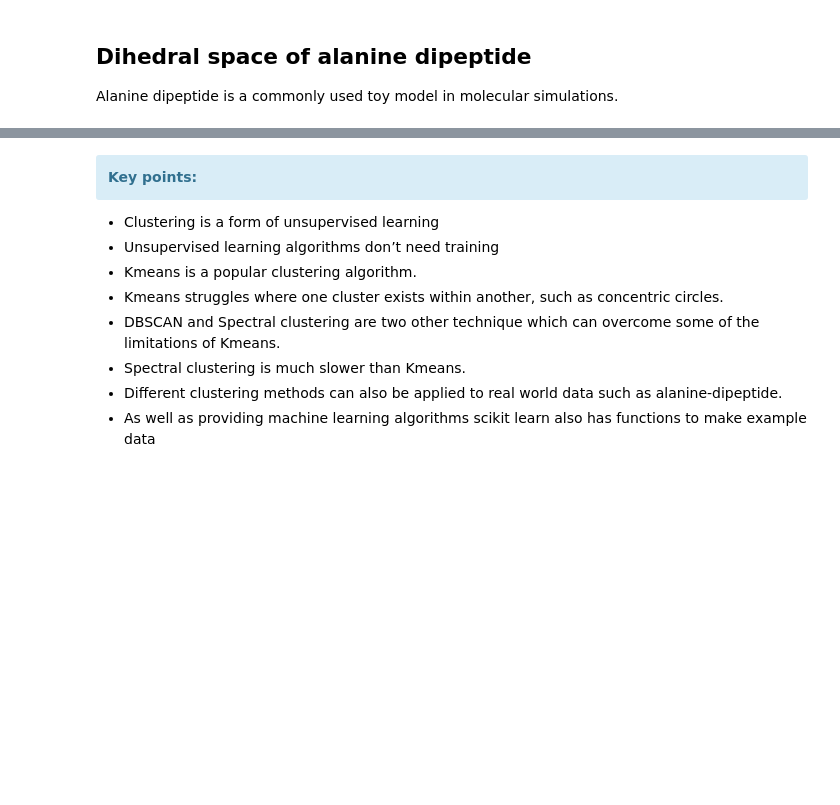
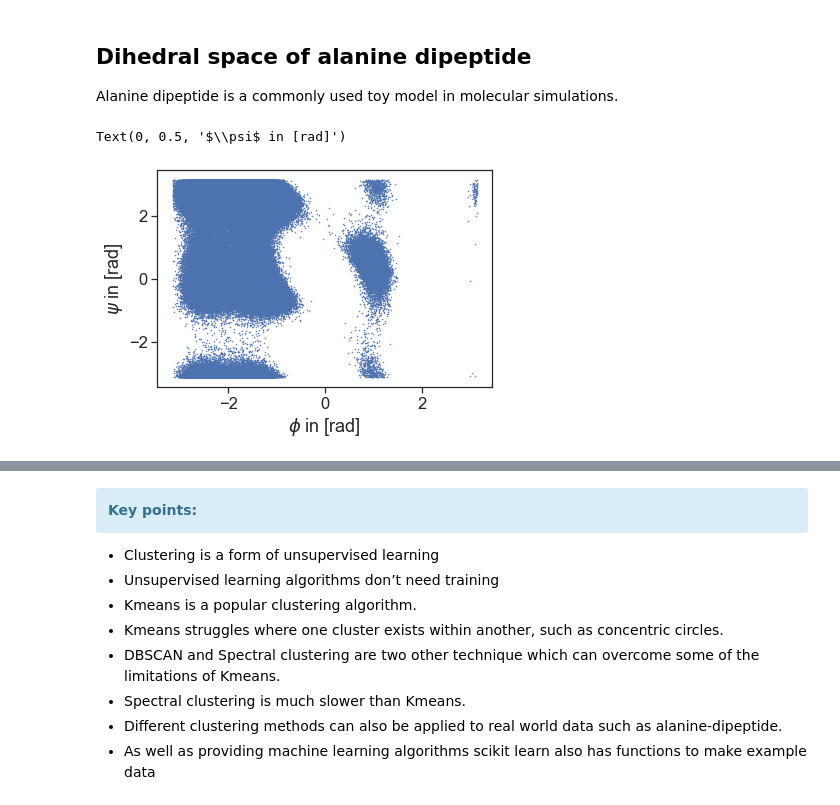
Before and after one commit to MDAnalysis/WorkshopMDMLEdinburgh2022, a Jupyter notebook: ML/ML_clustering_01.ipynb, the cells around one changed output, grey strips where cells are left out. Drawn from its saved outputs; the diff is of its cells as text; code cells hidden in the pictures; blank space fills up the shorter version.

Commit message:
[ci skip] playing around with dihedral data

```diff
--- a/ML/ML_clustering_01.ipynb
+++ b/ML/ML_clustering_01.ipynb
@@ -285,3 +285,23 @@ Combine the code from the k-means clustering we have shown above for the two cir
 # %% [markdown]
 ## Dihedral space of alanine dipeptide
 Alanine dipeptide is a commonly used toy model in molecular simulations.
+# %%
+data = np.load('data/alanine-dipeptide-3x250ns-backbone-dihedrals.npz',mmap_mode='r')
+# %%
+dihedral = []
+for k in data.files:
+    dihedral.append(data[k])
+# %%
+data_set = np.concatenate(dihedral)
+# %%
+import matplotlib.pyplot as plt
+import seaborn as sns
+sns.set(font_scale=1.5)
+sns.set_style('ticks')
+
+plt.plot(data_set[:,0], data_set[:,1], lw=0, marker='o', ms=0.5)
+plt.xlabel(r'$\phi$ in [rad]')
+plt.ylabel(r'$\psi$ in [rad]')
+# %% [output]
+Text(0, 0.5, '$\\psi$ in [rad]')
+[figure, added]
```
Also changed, not shown: parts of 5 cells of this notebook.
